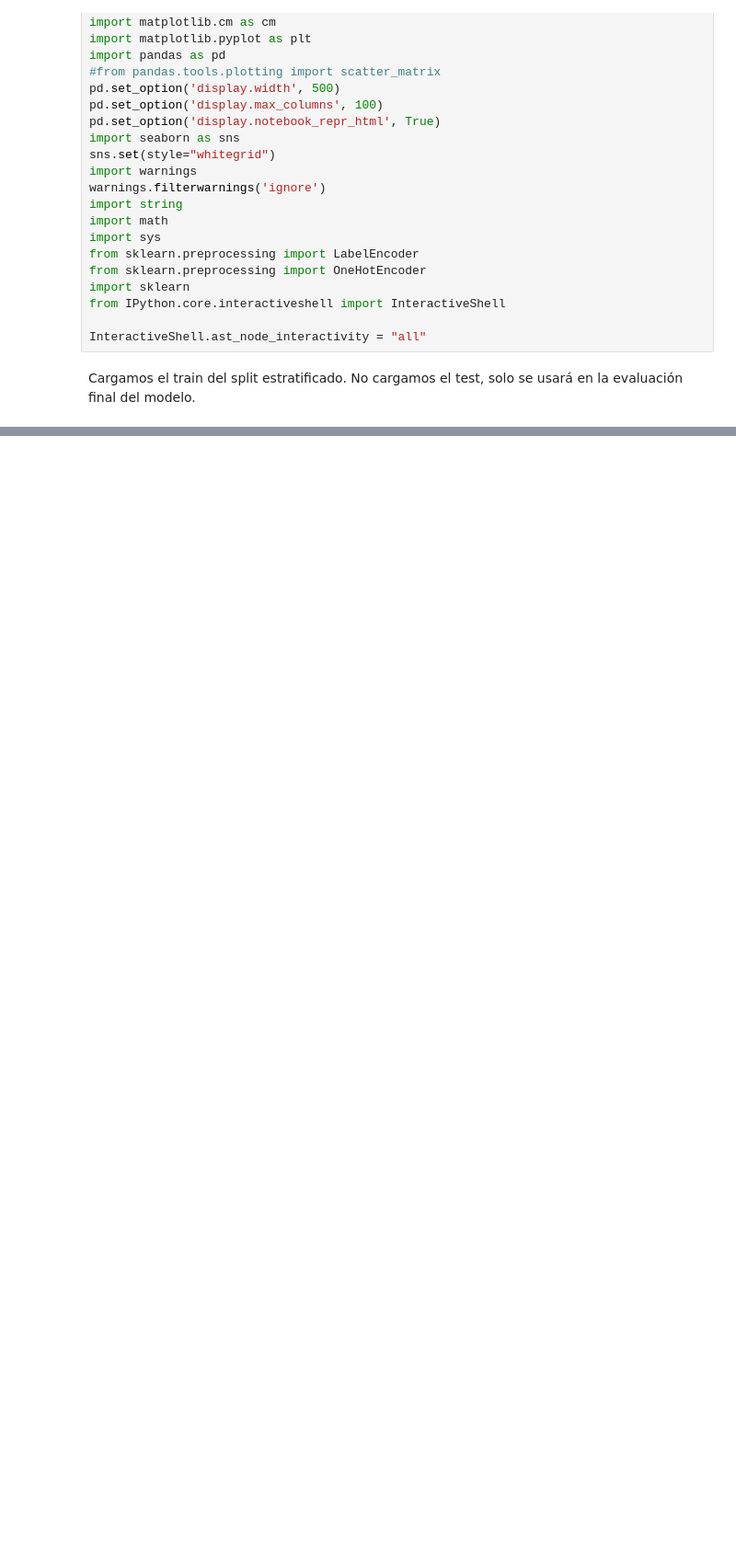
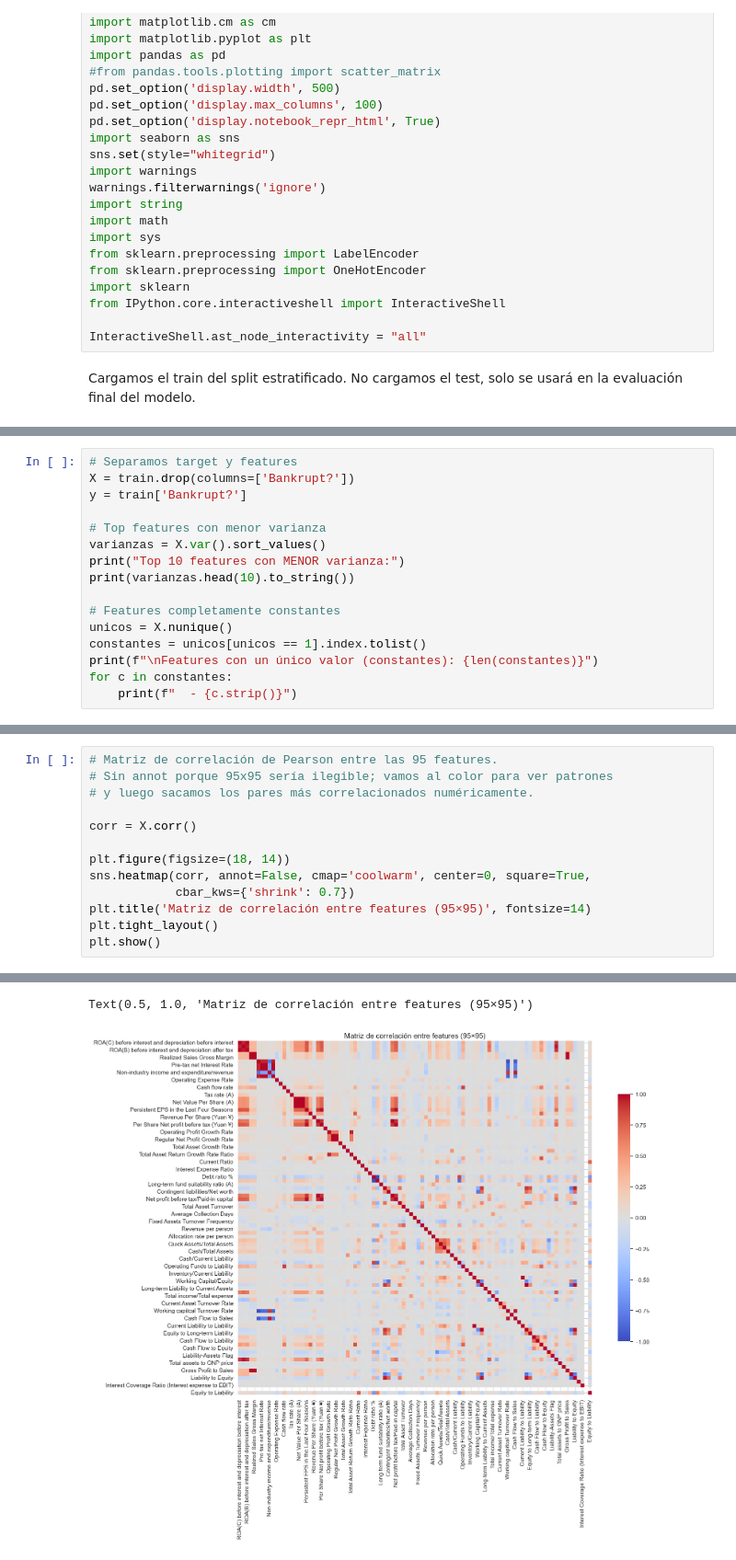
Before and after one commit to AngelFranciscoGarciaGuzman/ai-bankruptcy-prediction, a Jupyter notebook: notebooks/eda.ipynb, the cells around one changed output, grey strips where cells are left out. Shown at 92% size. Drawn from its saved outputs; the diff is of its cells as text; blank space fills up the shorter version.

```diff
--- a/notebooks/eda.ipynb
+++ b/notebooks/eda.ipynb
@@ -55,0 +155,16 @@ df = pd.read_csv('../split-dataset/train/train-data.csv')
+# %%
+# Separamos target y features
+X = train.drop(columns=['Bankrupt?'])
+y = train['Bankrupt?']
+
+# Top features con menor varianza
+varianzas = X.var().sort_values()
+print("Top 10 features con MENOR varianza:")
+print(varianzas.head(10).to_string())
+
+# Features completamente constantes
+unicos = X.nunique()
+constantes = unicos[unicos == 1].index.tolist()
+print(f"\nFeatures con un único valor (constantes): {len(constantes)}")
+for c in constantes:
+    print(f"  - {c.strip()}")
@@ -55,0 +408,14 @@ df = pd.read_csv('../split-dataset/train/train-data.csv')
+# %%
+# Matriz de correlación de Pearson entre las 95 features.
+# Sin annot porque 95x95 sería ilegible; vamos al color para ver patrones
+# y luego sacamos los pares más correlacionados numéricamente.
+
+corr = X.corr()
+
+plt.figure(figsize=(18, 14))
+sns.heatmap(corr, annot=False, cmap='coolwarm', center=0, square=True,
+            cbar_kws={'shrink': 0.7})
+plt.title('Matriz de correlación entre features (95×95)', fontsize=14)
+plt.tight_layout()
+plt.show()
+# %% [output]
@@ -55,0 +424,2 @@ df = pd.read_csv('../split-dataset/train/train-data.csv')
+Text(0.5, 1.0, 'Matriz de correlación entre features (95×95)')
+[figure, added]
```
Also changed, not shown: parts of 26 cells of this notebook, 1 other file.
